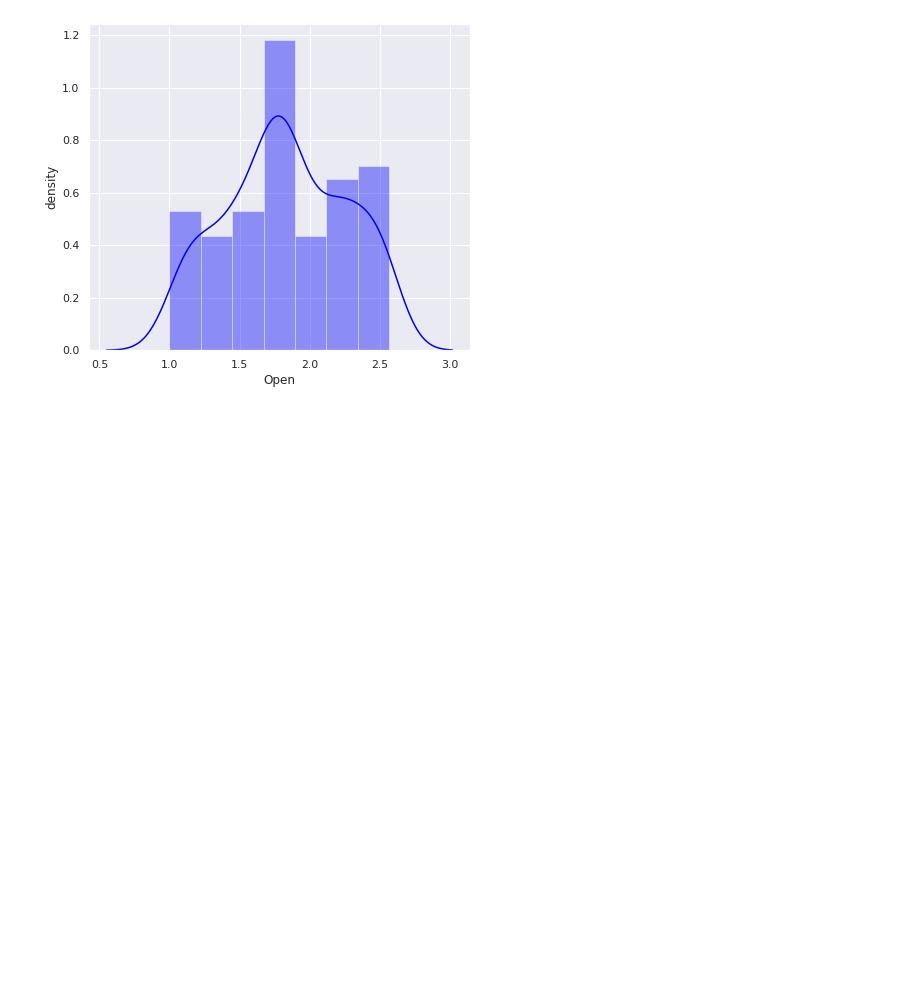
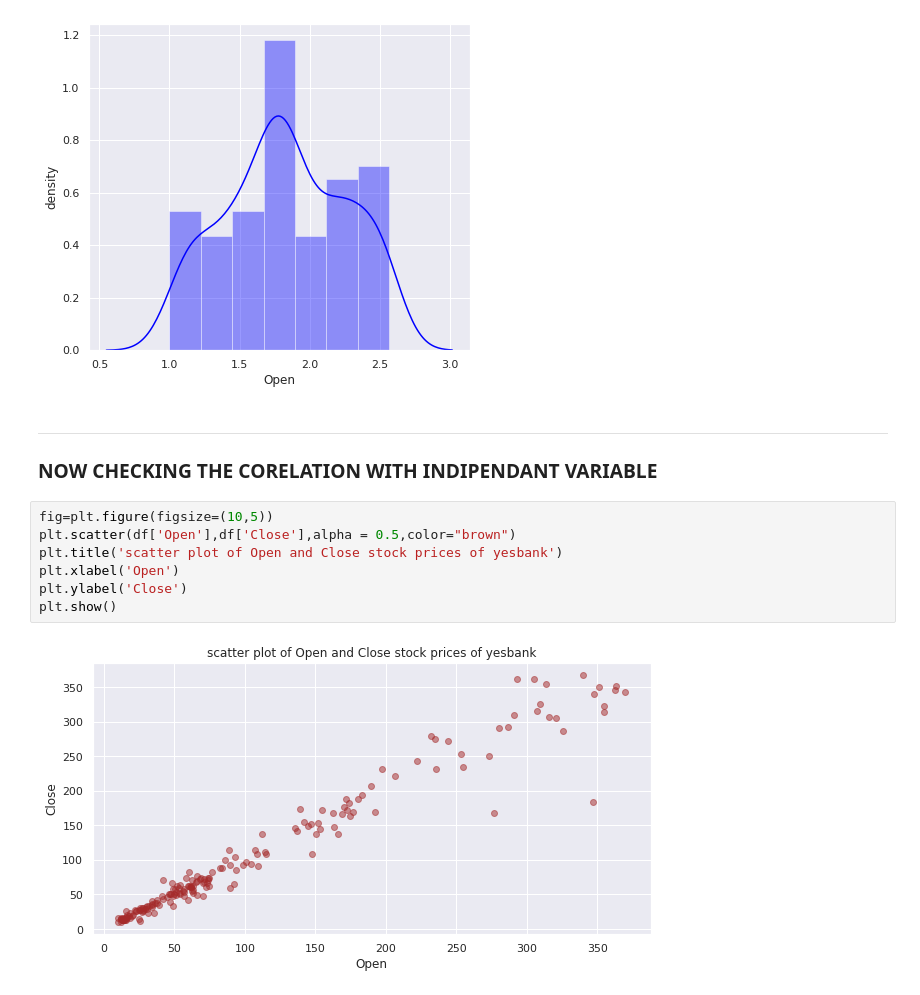
Before and after one commit to kunalNbadgujar/YES-BANK-STOCK-CLOSING-PRICE-PREDICTION, a Jupyter notebook: team_YESBANK_STOCK_CLOSING_PRICE_PREDICTION.ipynb, the cells around one changed output. Drawn from its saved outputs; the diff is of its cells as text; blank space fills up the shorter version.

```diff
--- a/team_YESBANK_STOCK_CLOSING_PRICE_PREDICTION.ipynb
+++ b/team_YESBANK_STOCK_CLOSING_PRICE_PREDICTION.ipynb
@@ -269,3 +289,19 @@ for var in indep_var:
 [figure]
 [figure]
 [figure]
+# %% [markdown]
+
+
+---
+
+
+### NOW CHECKING THE CORELATION WITH INDIPENDANT VARIABLE
+# %%
+fig=plt.figure(figsize=(10,5))
+plt.scatter(df['Open'],df['Close'],alpha = 0.5,color="brown")
+plt.title('scatter plot of Open and Close stock prices of yesbank')
+plt.xlabel('Open')
+plt.ylabel('Close')
+plt.show()
+# %% [output]
+[figure, added]
```
Also changed, not shown: parts of 10 cells of this notebook.
